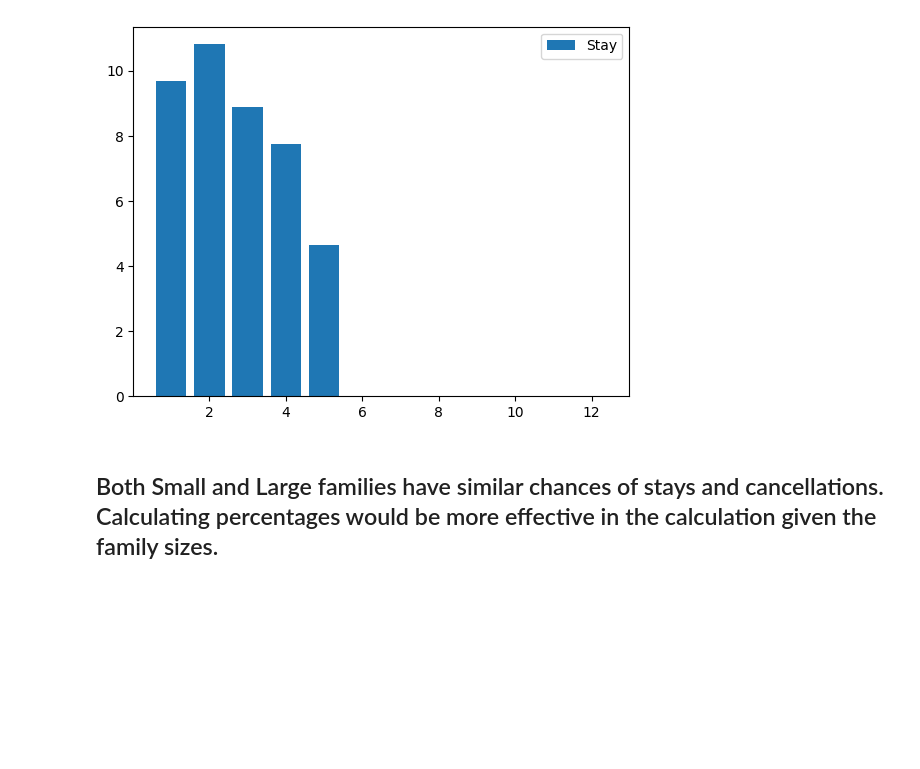
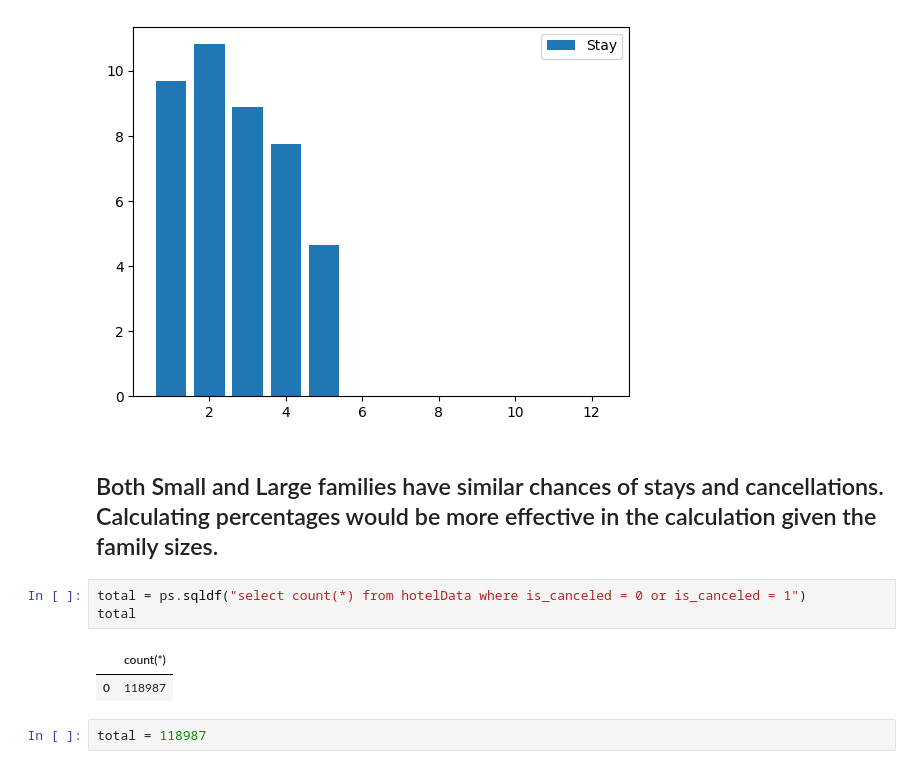
Before and after one commit to sgupta40/HotelBooking, a Jupyter notebook: HotelBooking.ipynb, the cells around one changed output. Cells and saved outputs as stored; diff of their text form; blank space fills up the shorter version.

```diff
--- a/HotelBooking.ipynb
+++ b/HotelBooking.ipynb
@@ -216,3 +216,11 @@ plt.show()
 [figure]
 # %% [markdown]
 ## Both Small and Large families have similar chances of stays and cancellations. Calculating percentages would be more effective in the calculation given the family sizes.
+# %%
+total = ps.sqldf("select count(*) from hotelData where is_canceled = 0 or is_canceled = 1")
+total
+# %% [output]
+|  | count(*) |
+| 0 | 118987 |
+# %%
+total = 118987
```
Also changed, not shown: parts of 5 cells of this notebook.
